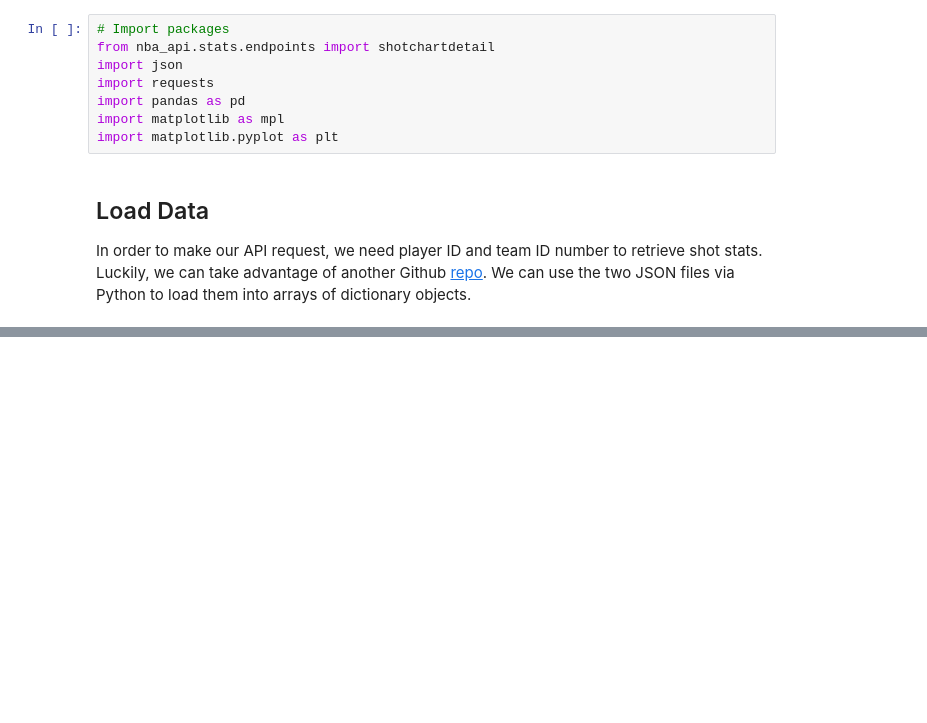
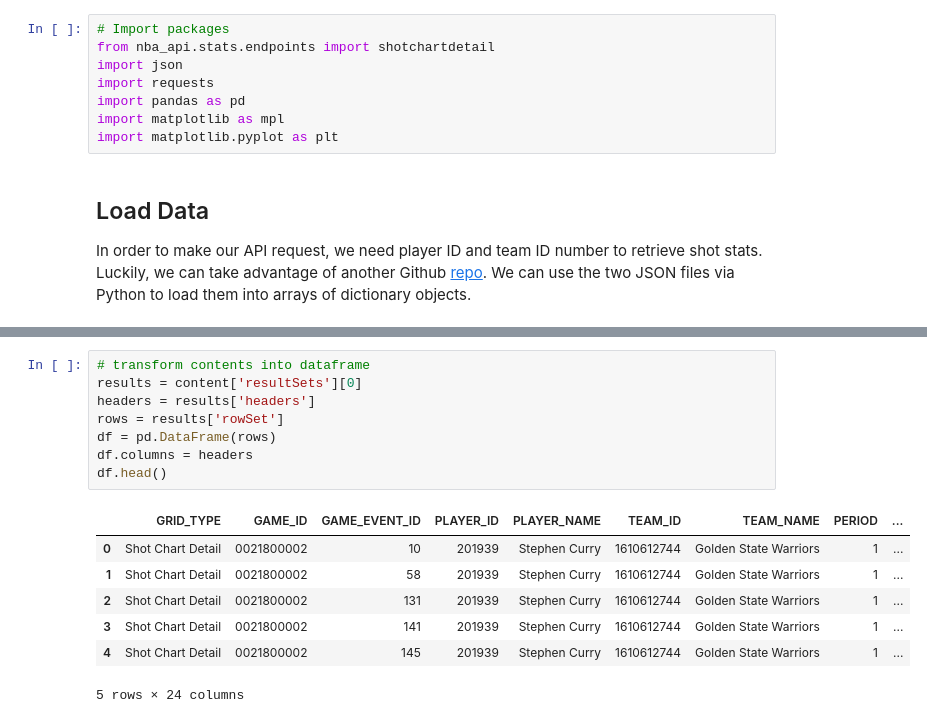
Before and after one commit to aclao89/NBA_ShotChart, a Jupyter notebook: Shot Chart Creation.ipynb, the cells around one changed output, grey strips where cells are left out. Cells and saved outputs as stored; diff of their text form; blank space fills up the shorter version.

```diff
--- a/Shot Chart Creation.ipynb
+++ b/Shot Chart Creation.ipynb
@@ -39,0 +90,16 @@ get_player_id('Klay', 'Thompson')
+# %%
+# transform contents into dataframe
+results = content['resultSets'][0]
+headers = results['headers']
+rows = results['rowSet']
+df = pd.DataFrame(rows)
+df.columns = headers
+df.head()
+# %% [output]
+|  | GRID_TYPE | GAME_ID | GAME_EVENT_ID | PLAYER_ID | PLAYER_NAME | TEAM_ID | TEAM_NAME | PERIOD | ... |
+| 0 | Shot Chart Detail | 0021800002 | 10 | 201939 | Stephen Curry | 1610612744 | Golden State Warriors | 1 | ... |
+| 1 | Shot Chart Detail | 0021800002 | 58 | 201939 | Stephen Curry | 1610612744 | Golden State Warriors | 1 | ... |
+| 2 | Shot Chart Detail | 0021800002 | 131 | 201939 | Stephen Curry | 1610612744 | Golden State Warriors | 1 | ... |
+| 3 | Shot Chart Detail | 0021800002 | 141 | 201939 | Stephen Curry | 1610612744 | Golden State Warriors | 1 | ... |
+| 4 | Shot Chart Detail | 0021800002 | 145 | 201939 | Stephen Curry | 1610612744 | Golden State Warriors | 1 | ... |
+5 rows × 24 columns
```
Also changed, not shown: parts of 7 cells of this notebook.
